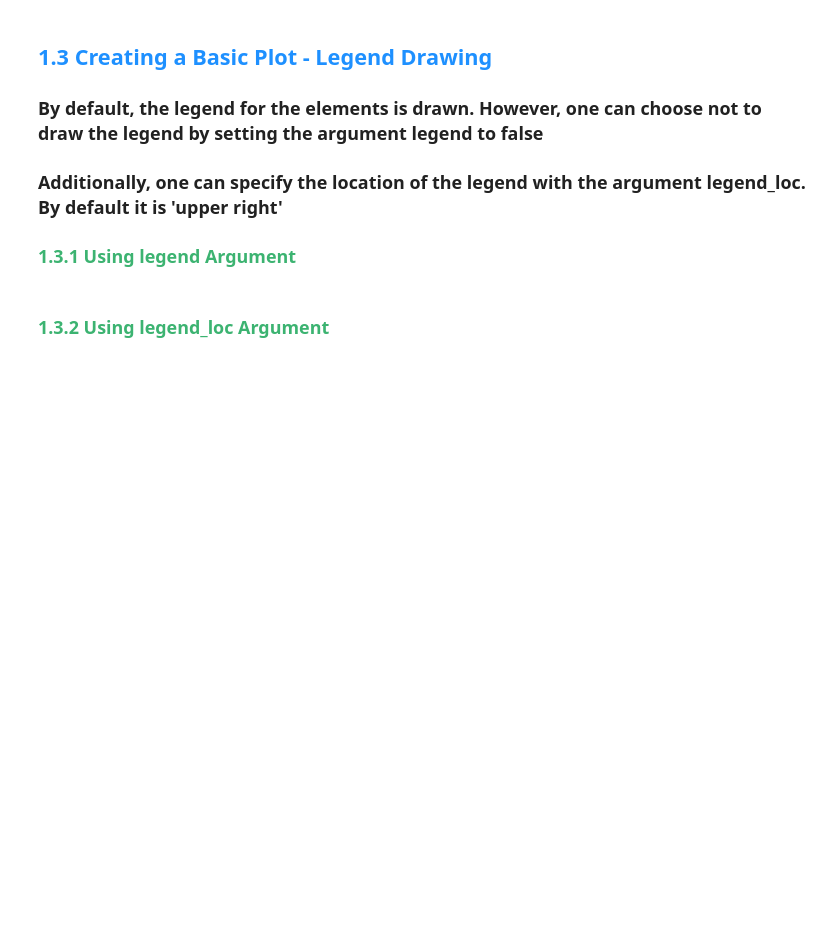
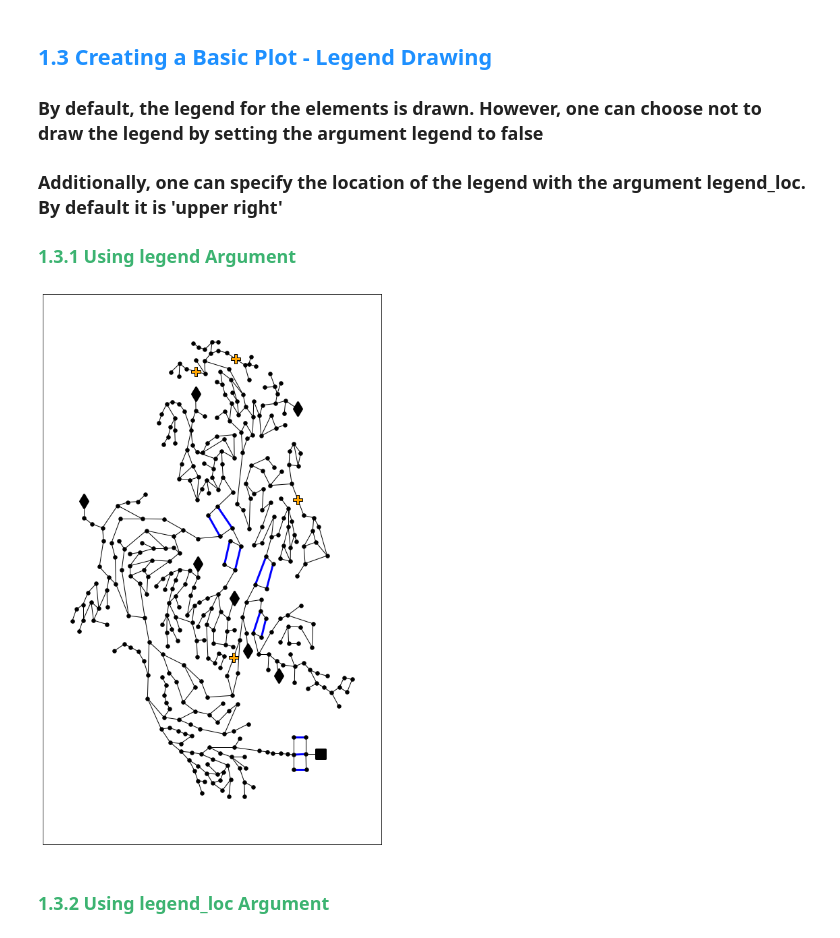
Before and after one commit to tylertrimble/viswaternet, a Jupyter notebook: Demo Folder/1. Basic Plotting.ipynb, the cells around one changed output. Saved outputs shown, nothing was run; the diff lists cells and outputs as text; code cells hidden in the pictures; blank space fills up the shorter version.

```diff
--- a/Demo Folder/1. Basic Plotting.ipynb
+++ b/Demo Folder/1. Basic Plotting.ipynb
@@ -74,9 +80,11 @@ wdn.plot_basic_elements(model,ax, reservoirs=False,tanks=False,valves=False,pump
 # %%
 # Defines a matplotlib figure and axis. The user can customize the size of the plot in this way.
 fig, ax = plt.subplots(figsize = (9,15))
 
 # Creates plot of network with basic elements, but the legend isn't drawn.
-wdn.plot_basic_elements(model,ax, legend=False)
+vis.plot_basic_elements(model,ax, legend=False)
+# %% [output]
+[figure, added]
 # %% [markdown]
 ### <span style="color:mediumseagreen"> 1.3.2 Using legend_loc Argument
 # %%
```
Also changed, not shown: parts of 11 cells of this notebook, 4 other files.
